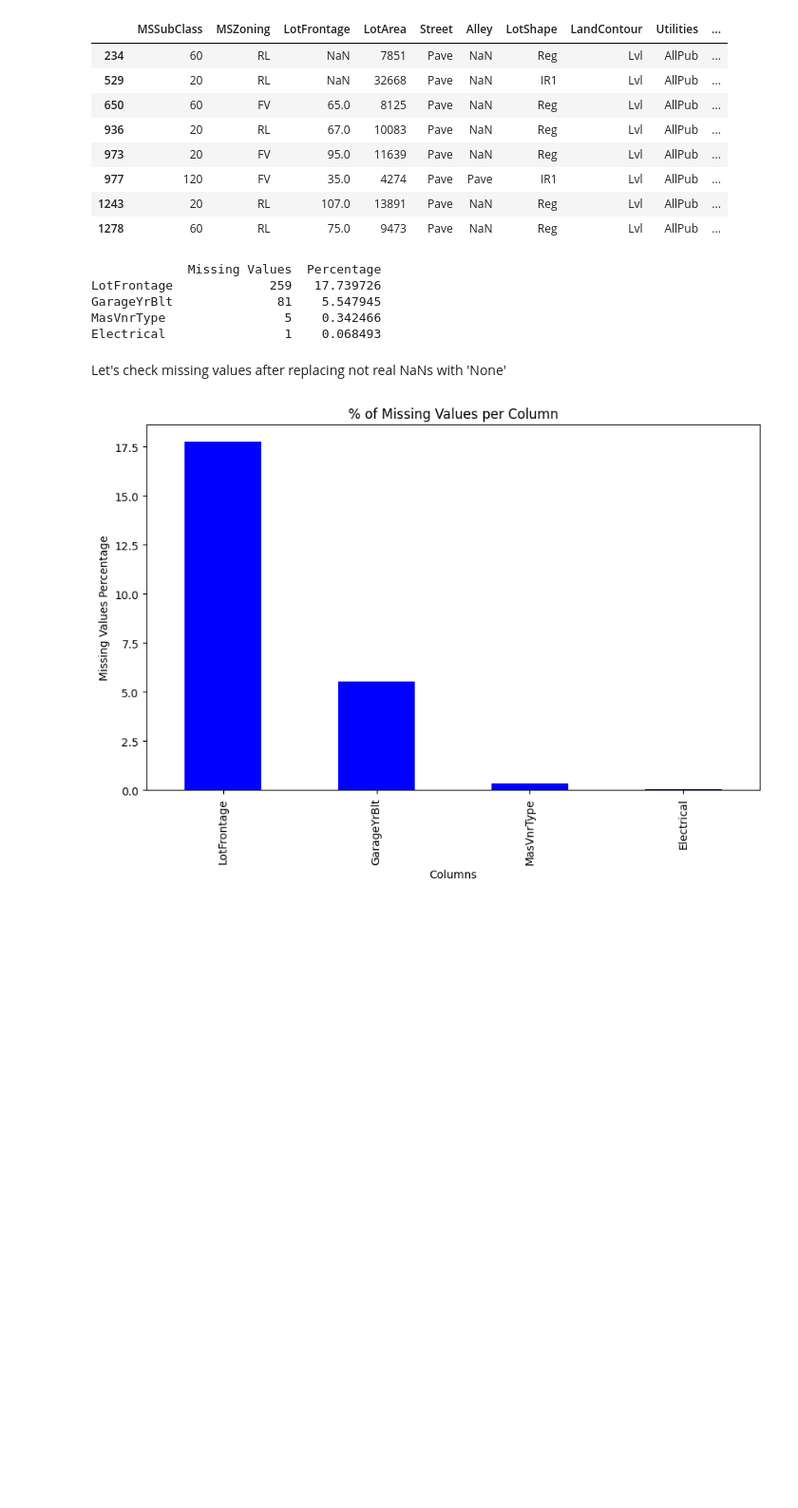
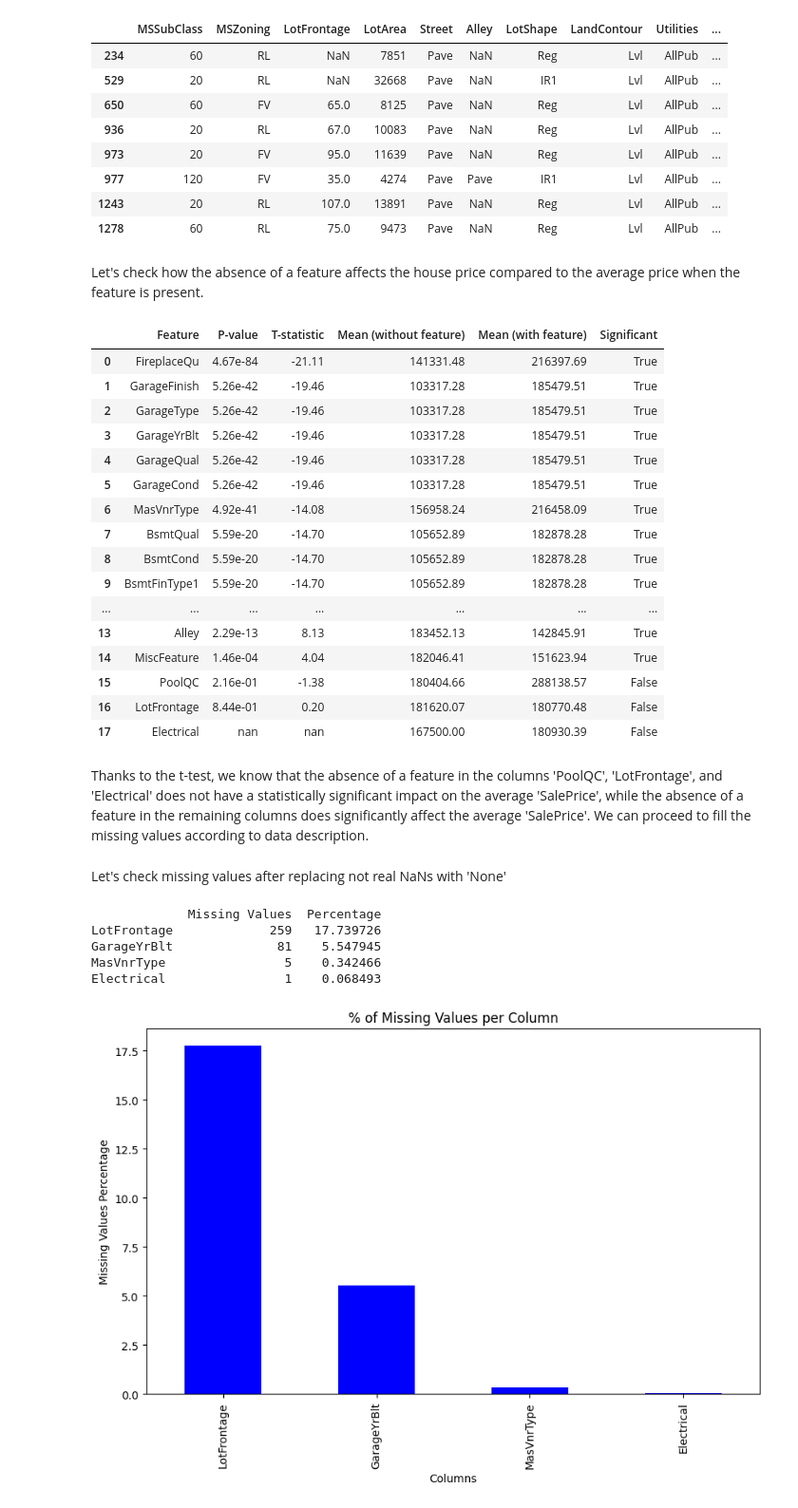
Before and after one commit to k0stro/house-prices-eda-regression, a Jupyter notebook: house-prices-eda-regression.ipynb, the cells around one changed output. Shown at 95% size. Cells and saved outputs as stored; diff of their text form; code cells hidden in the pictures; blank space fills up the shorter version.

```diff
--- a/house-prices-eda-regression.ipynb
+++ b/house-prices-eda-regression.ipynb
@@ -187,3 +188,5 @@ train_df[train_df['MasVnrArea'].isnull()] #8 examples of missing MasVnrArea
 | 977 | 120 | FV | 35.0 | 4274 | Pave | Pave | IR1 | Lvl | AllPub | ... |
 | 1243 | 20 | RL | 107.0 | 13891 | Pave | NaN | Reg | Lvl | AllPub | ... |
 | 1278 | 60 | RL | 75.0 | 9473 | Pave | NaN | Reg | Lvl | AllPub | ... |
+# %% [markdown]
+Let's check how the absence of a feature affects the house price compared to the average price when the feature is present.
@@ -190,3 +238,33 @@ train_df[train_df['MasVnrArea'].isnull()] #8 examples of missing MasVnrArea
+# %%
+#list of columns to test
+cols_to_test = ['Alley', 'BsmtQual', 'BsmtCond', 'BsmtExposure', 'BsmtFinType1',
+                'BsmtFinType2', 'FireplaceQu', 'GarageType', 'GarageFinish',
+                'GarageQual', 'GarageCond', 'PoolQC', 'Fence', 'MiscFeature',
+                'MasVnrType', 'Electrical', 'GarageYrBlt', 'LotFrontage']
+
+#performing t-test
+ttest_results = ttest_missing_value_impact(train_df, 'SalePrice', cols_to_test)
+ttest_results
+# %% [output]
+|  | Feature | P-value | T-statistic | Mean (without feature) | Mean (with feature) | Significant |
+| 0 | FireplaceQu | 4.67e-84 | -21.11 | 141331.48 | 216397.69 | True |
+| 1 | GarageFinish | 5.26e-42 | -19.46 | 103317.28 | 185479.51 | True |
+| 2 | GarageType | 5.26e-42 | -19.46 | 103317.28 | 185479.51 | True |
+| 3 | GarageYrBlt | 5.26e-42 | -19.46 | 103317.28 | 185479.51 | True |
+| 4 | GarageQual | 5.26e-42 | -19.46 | 103317.28 | 185479.51 | True |
+| 5 | GarageCond | 5.26e-42 | -19.46 | 103317.28 | 185479.51 | True |
+| 6 | MasVnrType | 4.92e-41 | -14.08 | 156958.24 | 216458.09 | True |
+| 7 | BsmtQual | 5.59e-20 | -14.70 | 105652.89 | 182878.28 | True |
+| 8 | BsmtCond | 5.59e-20 | -14.70 | 105652.89 | 182878.28 | True |
+| 9 | BsmtFinType1 | 5.59e-20 | -14.70 | 105652.89 | 182878.28 | True |
+| ... | ... | ... | ... | ... | ... | ... |
+| 13 | Alley | 2.29e-13 | 8.13 | 183452.13 | 142845.91 | True |
+| 14 | MiscFeature | 1.46e-04 | 4.04 | 182046.41 | 151623.94 | True |
+| 15 | PoolQC | 2.16e-01 | -1.38 | 180404.66 | 288138.57 | False |
+| 16 | LotFrontage | 8.44e-01 | 0.20 | 181620.07 | 180770.48 | False |
+| 17 | Electrical | nan | nan | 167500.00 | 180930.39 | False |
+# %% [markdown]
+Thanks to the t-test, we know that the absence of a feature in the columns 'PoolQC', 'LotFrontage', and 'Electrical' does not have a statistically significant impact on the average 'SalePrice', while the absence of a feature in the remaining columns does significantly affect the average 'SalePrice'. We can proceed to fill the missing values according to data description.
 # %%
 cols_to_replace = ['Alley', 'BsmtQual', 'BsmtCond', 'BsmtExposure', 'BsmtFinType1',
                    'BsmtFinType2', 'FireplaceQu', 'GarageType', 'GarageFinish',
@@ -197,6 +275,8 @@ train_df[cols_to_replace] = train_df[cols_to_replace].fillna('None')
 #Handling missing values in 'MasVnrType' and 'MasVnrArea'
 train_df.loc[(train_df['MasVnrArea'] < 1) | (train_df['MasVnrArea'].isna()), 'MasVnrType'] = train_df.loc[(train_df['MasVnrArea'] < 1) | (train_df['MasVnrArea'].isna()), 'MasVnrType'].fillna('None')
 train_df['MasVnrArea'] = train_df['MasVnrArea'].fillna(0)
+# %% [markdown]
+Let's check missing values after replacing not real NaNs with 'None'
 # %%
 print(missing_values_summary(train_df))
 # %% [output]
@@ -205,8 +285,6 @@ LotFrontage             259   17.739726
 GarageYrBlt              81    5.547945
 MasVnrType                5    0.342466
 Electrical                1    0.068493
-# %% [markdown]
-Let's check missing values after replacing not real NaNs with 'None'
 # %%
 plot_missing_values(train_df)
 # %% [output]
```
Also changed, not shown: parts of 16 cells of this notebook.
